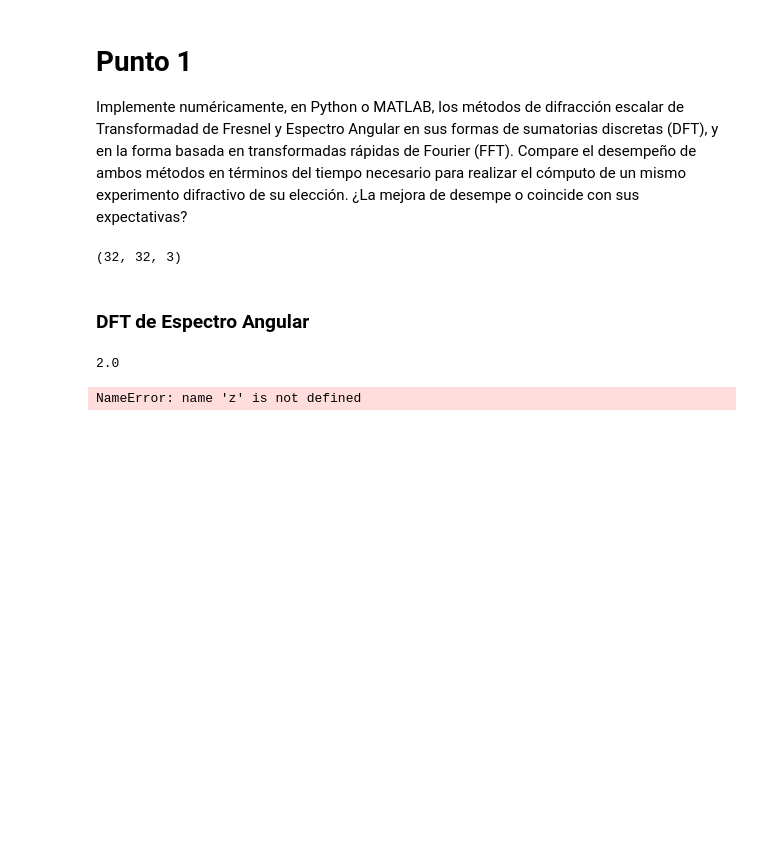
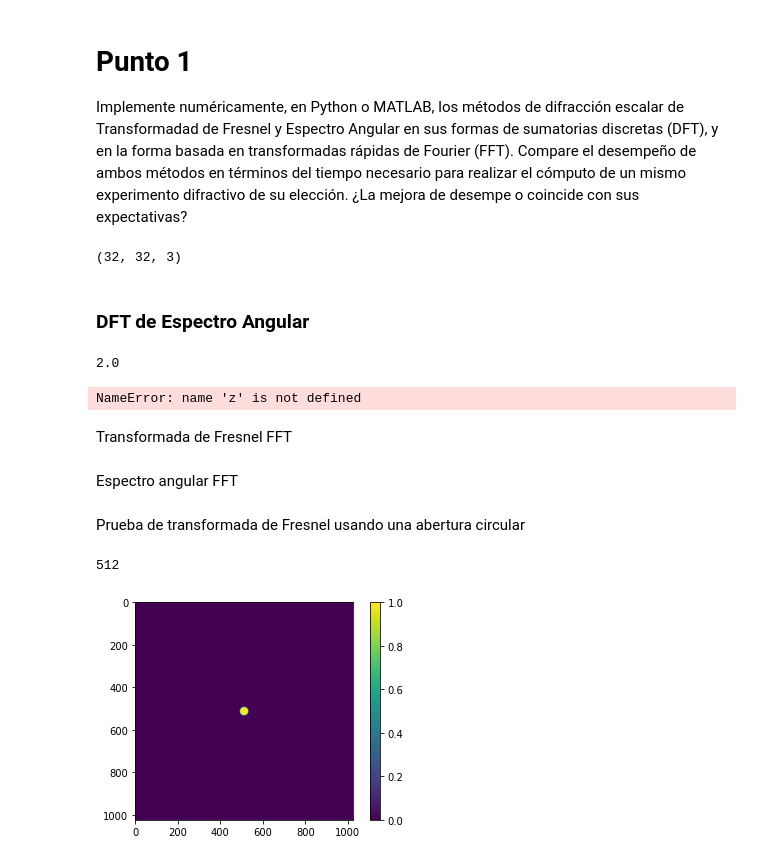
Before and after one commit to bdbejarc/Instrumentos-Opticos, a Jupyter notebook: Entrega_02/Codigo_Entrega_02.ipynb, the cells around one changed output. Drawn from its saved outputs; the diff is of its cells as text; code cells hidden in the pictures; blank space fills up the shorter version.

```diff
--- a/Entrega_02/Codigo_Entrega_02.ipynb
+++ b/Entrega_02/Codigo_Entrega_02.ipynb
@@ -503,3 +503,5 @@ sss(0.0000000000000000000000000000000001)
 # %%
 # %% [output]
 NameError: name 'z' is not defined
+# %% [markdown]
+Transformada de Fresnel FFT
@@ -505,0 +539,2 @@ NameError: name 'z' is not defined
+# %% [markdown]
+Espectro angular FFT
@@ -505,0 +569,16 @@ NameError: name 'z' is not defined
+# %% [markdown]
+Prueba de transformada de Fresnel usando una abertura circular
+# %%
+#Abertura circular
+
+mask = np.zeros((1024,1024), dtype = "uint8")
+coord_prev = np.shape(mask)
+coord = int(coord_prev[0]/2)
+print (coord)
+cv2.circle(mask, (coord, coord), 20, 1, -1)
+plt.imshow(mask)
+plt.colorbar()
+plt.show()
+# %% [output]
+512
+[figure, added]
```
Also changed, not shown: parts of 11 cells of this notebook.
